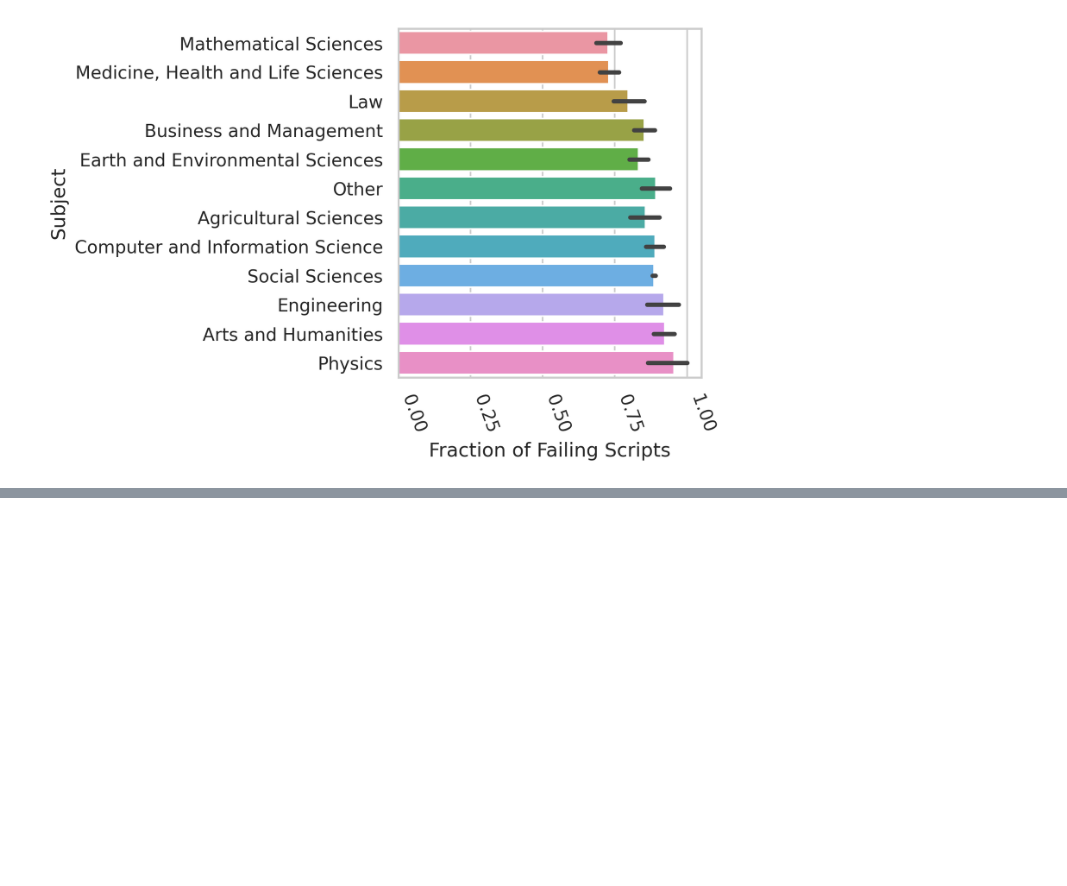
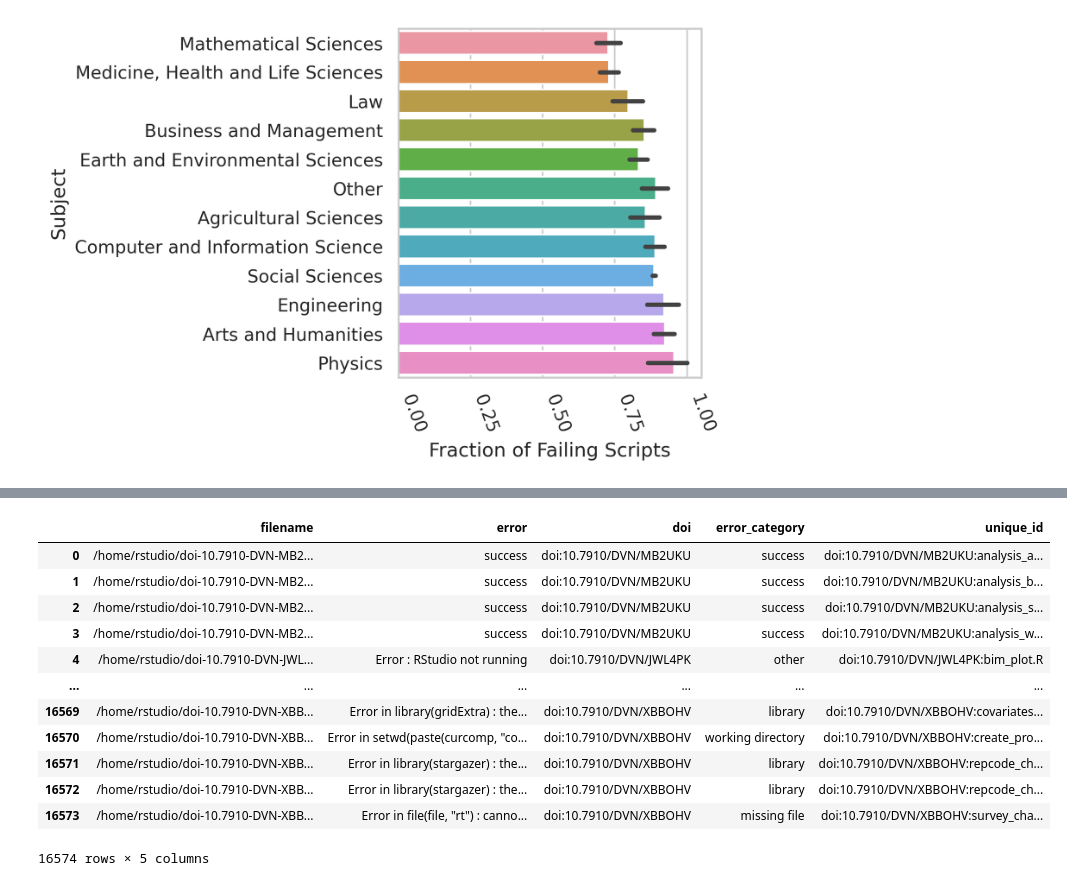
Before and after one commit to jwons/raas-eval, a Jupyter notebook: scripts/generate_figures_plots.ipynb, the cells around one changed output, grey strips where cells are left out. Cells and saved outputs as stored; diff of their text form; code cells hidden in the pictures; blank space fills up the shorter version.

```diff
--- a/scripts/generate_figures_plots.ipynb
+++ b/scripts/generate_figures_plots.ipynb
@@ -42,3 +42,8 @@ __Generate Scripts Dataframe__
 con = sqlite3.connect("../data/results.db")
 
 scripts_df = pd.read_sql_query("SELECT * FROM results", con)
+scripts_df["doi"] = get_doi_from_results_filename_v(scripts_df["filename"])
+scripts_df["error_category"] = determine_error_cause_v(scripts_df["error"])
+
+scripts_df = scripts_df[["filename", "error", "doi", "error_category"]]
+scripts_df["unique_id"] = create_script_id_v(scripts_df["doi"].values, scripts_df["filename"].values)
@@ -351,0 +398,16 @@ plt.savefig('../results/error_rate_by_subject.png', format="png")
+# %%
+scripts_df
+# %% [output]
+|  | filename | error | doi | error_category | unique_id |
+| 0 | /home/rstudio/doi-10.7910-DVN-MB2... | success | doi:10.7910/DVN/MB2UKU | success | doi:10.7910/DVN/MB2UKU:analysis_a... |
+| 1 | /home/rstudio/doi-10.7910-DVN-MB2... | success | doi:10.7910/DVN/MB2UKU | success | doi:10.7910/DVN/MB2UKU:analysis_b... |
+| 2 | /home/rstudio/doi-10.7910-DVN-MB2... | success | doi:10.7910/DVN/MB2UKU | success | doi:10.7910/DVN/MB2UKU:analysis_s... |
+| 3 | /home/rstudio/doi-10.7910-DVN-MB2... | success | doi:10.7910/DVN/MB2UKU | success | doi:10.7910/DVN/MB2UKU:analysis_w... |
+| 4 | /home/rstudio/doi-10.7910-DVN-JWL... | Error : RStudio not running | doi:10.7910/DVN/JWL4PK | other | doi:10.7910/DVN/JWL4PK:bim_plot.R |
+| ... | ... | ... | ... | ... | ... |
+| 16569 | /home/rstudio/doi-10.7910-DVN-XBB... | Error in library(gridExtra) : the... | doi:10.7910/DVN/XBBOHV | library | doi:10.7910/DVN/XBBOHV:covariates... |
+| 16570 | /home/rstudio/doi-10.7910-DVN-XBB... | Error in setwd(paste(curcomp, "co... | doi:10.7910/DVN/XBBOHV | working directory | doi:10.7910/DVN/XBBOHV:create_pro... |
+| 16571 | /home/rstudio/doi-10.7910-DVN-XBB... | Error in library(stargazer) : the... | doi:10.7910/DVN/XBBOHV | library | doi:10.7910/DVN/XBBOHV:repcode_ch... |
+| 16572 | /home/rstudio/doi-10.7910-DVN-XBB... | Error in library(stargazer) : the... | doi:10.7910/DVN/XBBOHV | library | doi:10.7910/DVN/XBBOHV:repcode_ch... |
+| 16573 | /home/rstudio/doi-10.7910-DVN-XBB... | Error in file(file, "rt") : canno... | doi:10.7910/DVN/XBBOHV | missing file | doi:10.7910/DVN/XBBOHV:survey_cha... |
+16574 rows × 5 columns
```
Also changed, not shown: parts of 9 cells of this notebook, 9 other files.
